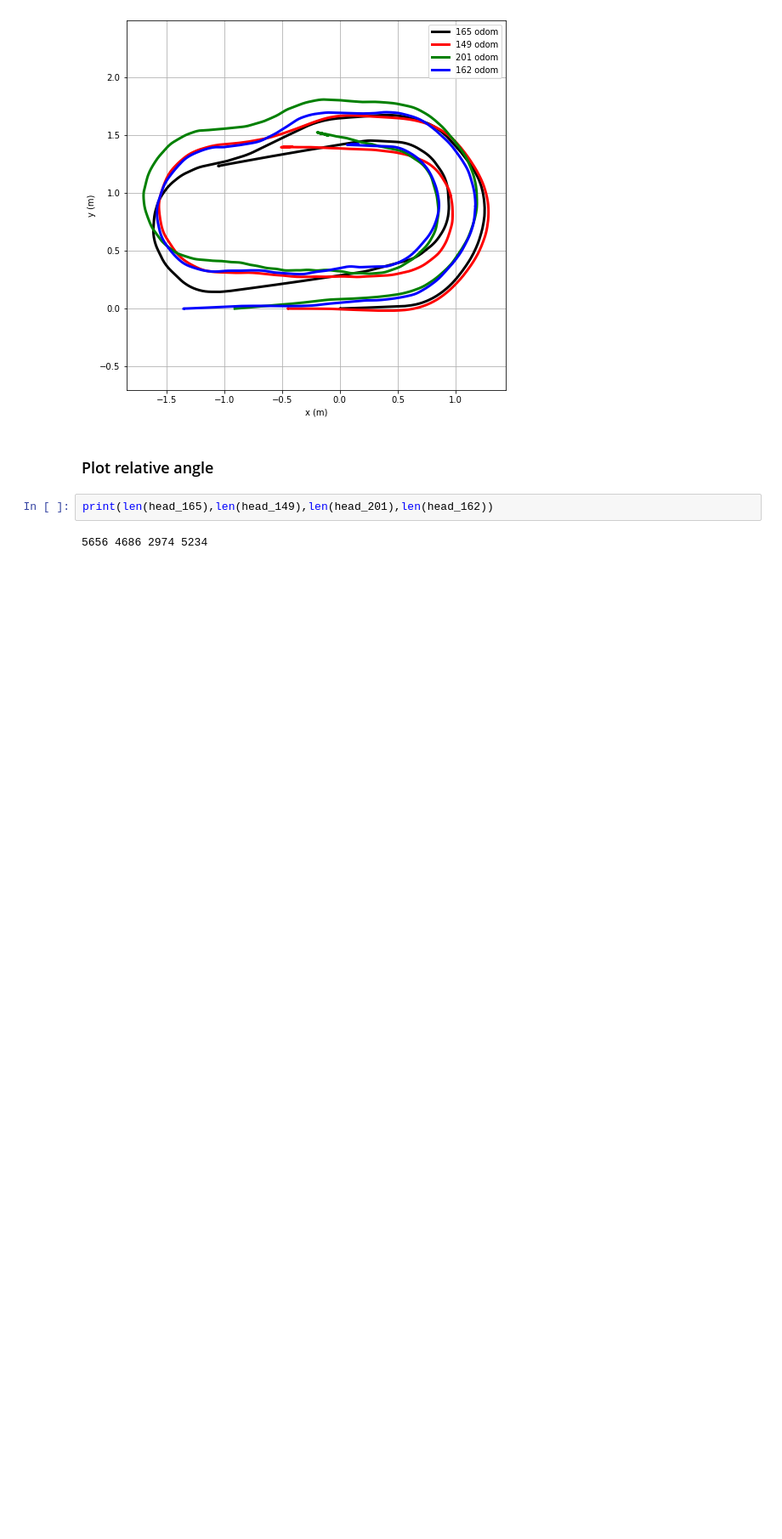
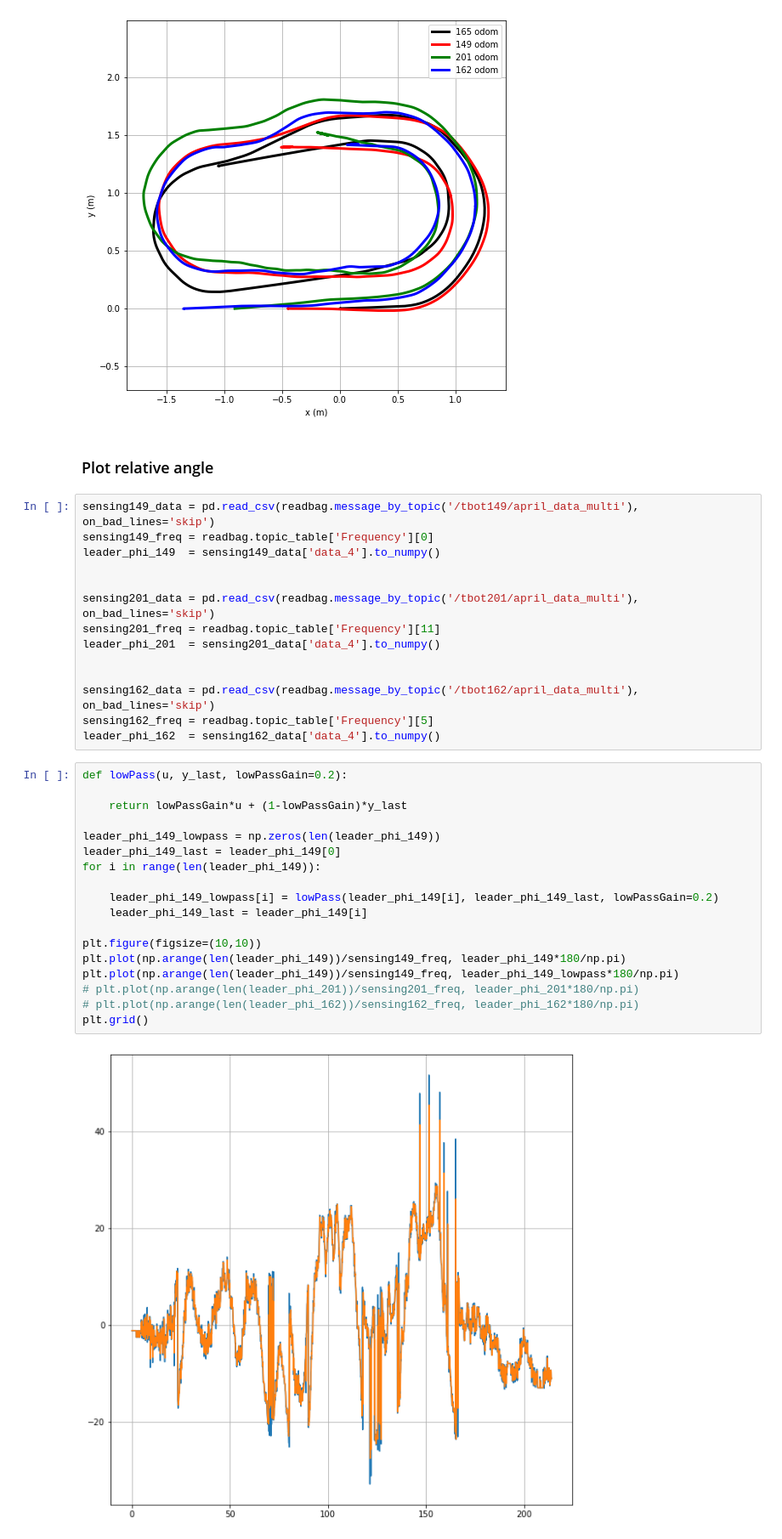
Before and after one commit to holyhenry/DSR_s_curve_tbot_test, a Jupyter notebook: plotting/scripts/data_visualize.ipynb, the cells around one changed output. Shown at 85% size. Saved outputs shown, nothing was run; the diff lists cells and outputs as text; blank space fills up the shorter version.

```diff
--- a/plotting/scripts/data_visualize.ipynb
+++ b/plotting/scripts/data_visualize.ipynb
@@ -68,7 +103,37 @@ plt.grid()
 [figure]
 # %% [markdown]
 ### Plot relative angle
-# %%
-print(len(head_165),len(head_149),len(head_201),len(head_162))
-# %% [output]
-5656 4686 2974 5234
+# %%
+sensing149_data = pd.read_csv(readbag.message_by_topic('/tbot149/april_data_multi'), on_bad_lines='skip')
+sensing149_freq = readbag.topic_table['Frequency'][0]
+leader_phi_149  = sensing149_data['data_4'].to_numpy()
+
+
+sensing201_data = pd.read_csv(readbag.message_by_topic('/tbot201/april_data_multi'), on_bad_lines='skip')
+sensing201_freq = readbag.topic_table['Frequency'][11]
+leader_phi_201  = sensing201_data['data_4'].to_numpy()
+
+
+sensing162_data = pd.read_csv(readbag.message_by_topic('/tbot162/april_data_multi'), on_bad_lines='skip')
+sensing162_freq = readbag.topic_table['Frequency'][5]
+leader_phi_162  = sensing162_data['data_4'].to_numpy()
+# %%
+def lowPass(u, y_last, lowPassGain=0.2):
+
+    return lowPassGain*u + (1-lowPassGain)*y_last
+
+leader_phi_149_lowpass = np.zeros(len(leader_phi_149))
+leader_phi_149_last = leader_phi_149[0]
+for i in range(len(leader_phi_149)):
+
+    leader_phi_149_lowpass[i] = lowPass(leader_phi_149[i], leader_phi_149_last, lowPassGain=0.2)
+    leader_phi_149_last = leader_phi_149[i]
+
+plt.figure(figsize=(10,10))
+plt.plot(np.arange(len(leader_phi_149))/sensing149_freq, leader_phi_149*180/np.pi)
+plt.plot(np.arange(len(leader_phi_149))/sensing149_freq, leader_phi_149_lowpass*180/np.pi)
+# plt.plot(np.arange(len(leader_phi_201))/sensing201_freq, leader_phi_201*180/np.pi)
+# plt.plot(np.arange(len(leader_phi_162))/sensing162_freq, leader_phi_162*180/np.pi)
+plt.grid()
+# %% [output]
+[figure, added]
```
Also changed, not shown: parts of 5 cells of this notebook, 7 other files.
